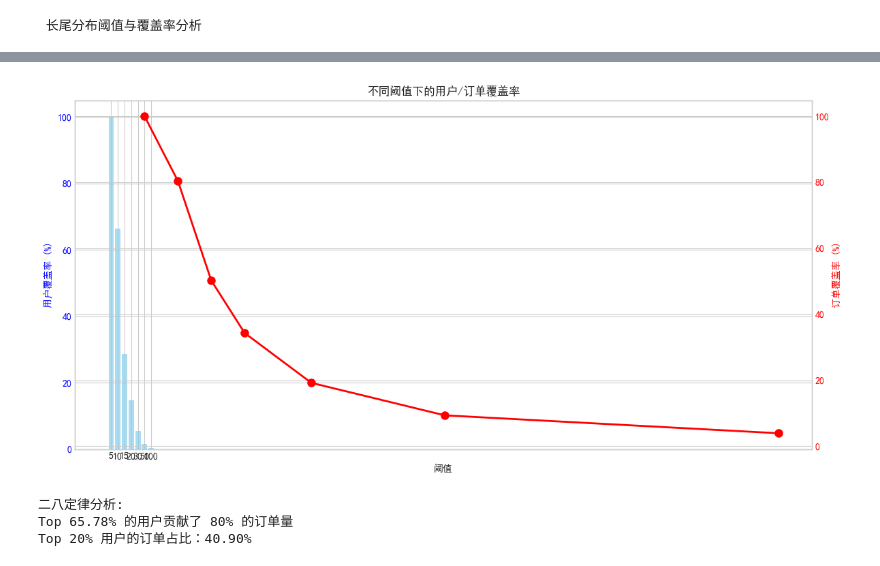
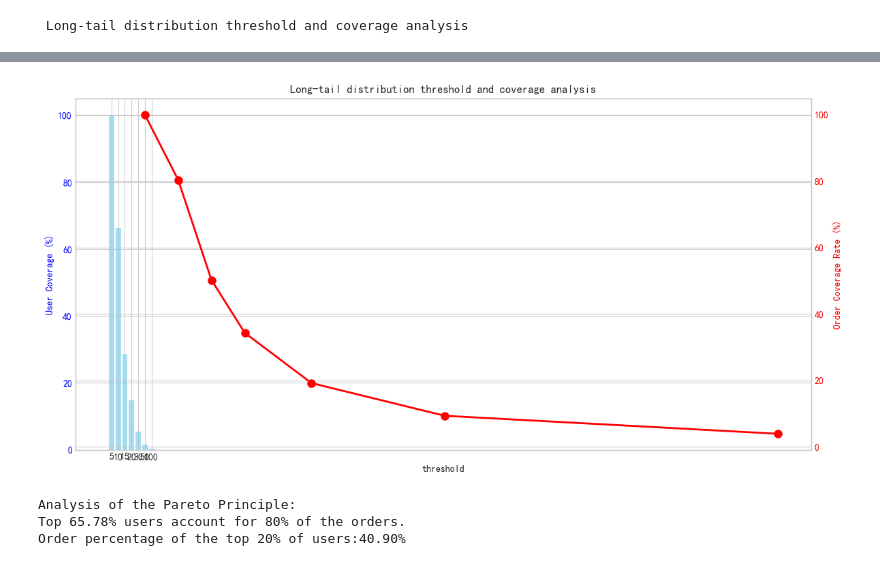
Before and after one commit to AlsQed/User_Purchase_Prediction, a Jupyter notebook: EDA.ipynb, the cells around one changed output, grey strips where cells are left out. Saved outputs shown, nothing was run; the diff lists cells and outputs as text; code cells hidden in the pictures.

```diff
--- a/EDA.ipynb
+++ b/EDA.ipynb
@@ -194,8 +192,6 @@ print(f'峰度：{train_purchase_counts.kurtosis():.2f}')
 # %%
-# 长尾分布阈值与覆盖率分析
-print('\n 长尾分布阈值与覆盖率分析 \n')
+print('\n Long-tail distribution threshold and coverage analysis\n')
 
-# 计算不同阈值下的覆盖率
 thresholds = [5, 10, 15, 20, 30, 50, 100]
 total_users = len(train_purchase_counts)
 total_purchases = train_purchase_counts.sum()
@@ -210,46 +206,43 @@ for threshold in thresholds:
     purchase_coverage = (high_freq_purchases / total_purchases) * 100
 
     coverage_data.append({
-        '阈值': threshold,
-        '高频用户数': high_freq_count,
-        '用户覆盖率 (%)': round(user_coverage, 2),
-        '订单覆盖率 (%)': round(purchase_coverage, 2),
-        '人均订单数': round(high_freq_purchases / high_freq_count, 2)
+        'threshold': threshold,
+        'Number of high-frequency users': high_freq_count,
+        'User Coverage (%)': round(user_coverage, 2),
+        'Order Coverage Rate (%)': round(purchase_coverage, 2),
+        'Number of orders per person': round(high_freq_purchases / high_freq_count, 2)
     })
 
 coverage_df = pd.DataFrame(coverage_data)
 display(coverage_df)
 
-# 可视化覆盖率
 fig, ax1 = plt.subplots(figsize=(12, 6))
 
-ax1.bar(coverage_df['阈值'].astype(str), coverage_df['用户覆盖率 (%)'],
-        alpha=0.7, color='skyblue', label='用户覆盖率')
-ax1.set_xlabel('阈值')
-ax1.set_ylabel('用户覆盖率 (%)', color='blue')
+ax1.bar(coverage_df['threshold'].astype(str), coverage_df['User Coverage (%)'],
+        alpha=0.7, color='skyblue', label='User Coverage')
+ax1.set_xlabel('threshold')
+ax1.set_ylabel('User Coverage (%)', color='blue')
 ax1.tick_params(axis='y', labelcolor='blue')
-ax1.set_title('不同阈值下的用户/订单覆盖率')
+ax1.set_title('Long-tail distribution threshold and coverage analysis')
 
 ax2 = ax1.twinx()
-ax2.plot(coverage_df['阈值'], coverage_df['订单覆盖率 (%)'],
-         color='red', marker='o', linewidth=2, markersize=8, label='订单覆盖率')
-ax2.set_ylabel('订单覆盖率 (%)', color='red')
+ax2.plot(coverage_df['threshold'], coverage_df['Order Coverage Rate (%)'],
+         color='red', marker='o', linewidth=2, markersize=8, label='Order Coverage Rate')
+ax2.set_ylabel('Order Coverage Rate (%)', color='red')
 ax2.tick_params(axis='y', labelcolor='red')
 
 fig.tight_layout()
 plt.show()
 
-# 二八定律分析
 sorted_counts = train_purchase_counts.sort_values(ascending=False)
 cumulative_sum = sorted_counts.cumsum()
 total_sum = sorted_counts.sum()
 
-# 找出累计达到 80% 订单的用户比例
 threshold_80 = cumulative_sum[cumulative_sum >= 0.8 * total_sum].index[0]
 top_users_ratio = (sorted_counts.index.get_loc(threshold_80) + 1) / len(sorted_counts) * 100
 
-print(f'\n二八定律分析:')
-print(f'Top {top_users_ratio:.2f}% 的用户贡献了 80% 的订单量')
-print(f'Top 20% 用户的订单占比：{(sorted_counts.head(int(len(sorted_counts)*0.2)).sum() / total_sum * 100):.2f}%')
+print(f'\nAnalysis of the Pareto Principle:')
+print(f'Top {top_users_ratio:.2f}% users account for 80% of the orders.')
+print(f'Order percentage of the top 20% of users:{(sorted_counts.head(int(len(sorted_counts)*0.2)).sum() / total_sum * 100):.2f}%')
 # %% [output]
- 长尾分布阈值与覆盖率分析
+ Long-tail distribution threshold and coverage analysis
@@ -257,12 +250,12 @@ print(f'Top 20% 用户的订单占比：{(sorted_counts.head(int(len(sorted_coun
 | 0 | 5 | 483117 | 100.00 | 100.00 | 14.47 |
 | 1 | 10 | 320251 | 66.29 | 80.35 | 17.54 |
 | 2 | 15 | 137999 | 28.56 | 50.21 | 25.43 |
 | 3 | 20 | 71252 | 14.75 | 34.31 | 33.66 |
 | 4 | 30 | 26117 | 5.41 | 19.20 | 51.40 |
 | 5 | 50 | 7278 | 1.51 | 9.36 | 89.85 |
 | 6 | 100 | 1435 | 0.30 | 3.93 | 191.57 |
-[figure, old version]
+[figure, new version]
-二八定律分析:
-Top 65.78% 的用户贡献了 80% 的订单量
-Top 20% 用户的订单占比：40.90%
+Analysis of the Pareto Principle:
+Top 65.78% users account for 80% of the orders.
+Order percentage of the top 20% of users:40.90%
 # %%
```
Also changed, not shown: parts of 18 cells of this notebook.
